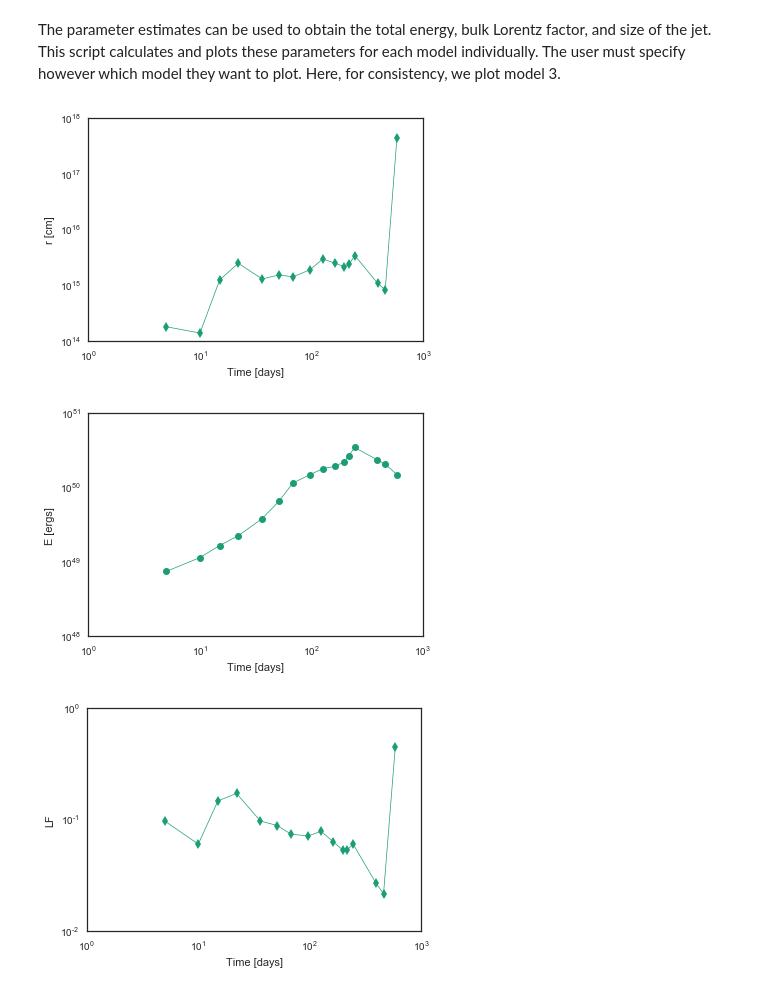
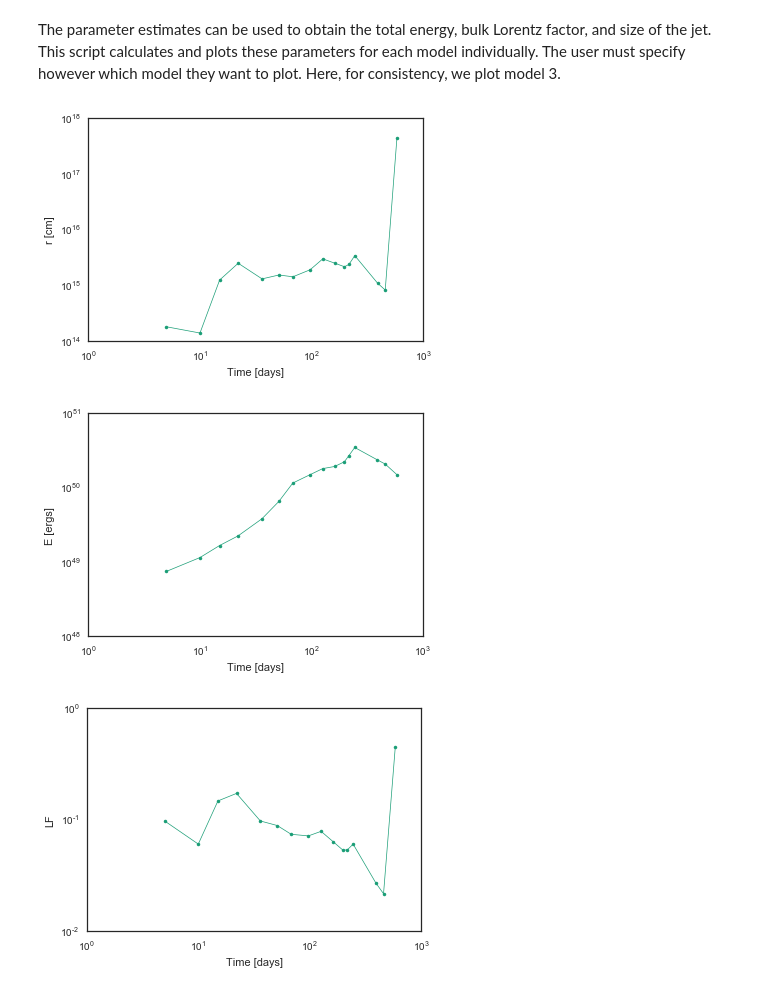
Before and after one commit to tarraneh/SyncMCMC, a Jupyter notebook: tutorial.ipynb, the cells around one changed output. Saved outputs shown, nothing was run; the diff lists cells and outputs as text; code cells hidden in the pictures.

```diff
--- a/tutorial.ipynb
+++ b/tutorial.ipynb
@@ -541,7 +542,8 @@ Req_spec3 = []
 Eeq_spec3 = []
 lorentz_spec3 = []
 
-for (flux,va,vm,t) in zip(spec3_flux,spec3_va,spec3_vm,days):
+
+for (flux,va,vm,t,va_err,vm_err) in zip(spec3_flux,spec3_va,spec3_vm,days,spec3_va_plus,spec3_vm_plus):
     # Find the peak of model 1 spectrum
     mod = spectrum(v_range,flux,va,vm)
     F_p = np.max(mod)
@@ -552,40 +554,42 @@ for (flux,va,vm,t) in zip(spec3_flux,spec3_va,spec3_vm,days):
 
     Req = (7.5E17) * F_p**(2./3.) * d**(4./3.) * (v_p/1.E10)**(-17./12.) * eta**(35./36.) * (1.+z)**(-5./3.) * t**(-5./12.) * frac_a**(-7./12.) * frac_v**(-1./12.)
 
+
     # Calculate minimum total energy in ergs
 
     Eeq = (5.7E47) * F_p**(2./3.) * d**(4./3.) * (v_p/1.E10)**(1./12.) * eta**(5./36.) * (1.+z)**(-5./3.) * t**(13./12.) * frac_a**(-1./12.) * frac_v**(5./12.)
+
 
     # Calculate bulk lorentz factor
 
     lorentz_factor = 12. * F_p**(1./3.) * d**(2./3.) * (v_p/1.E10)**(-17./24.) * eta**(35./72.) * (1.+z)**(-1./3.) * t**(-17./24.) * frac_a**(-7./24.) * frac_v**(-1./24.)
 
+
     Req_spec3.append(Req)
     Eeq_spec3.append(Eeq)
     lorentz_spec3.append(lorentz_factor)
 # %%
-
-plt.plot(days,Req_spec3,marker='d',color='#1b9e77',lw='0.7')
+plt.plot(days,Req_spec3,marker='.',color='#1b9e77',lw='0.7')
 plt.ylabel('r [cm]')
 plt.xlabel('Time [days]')
 plt.xscale('log')
 plt.yscale('log')
 plt.show()
 #
-plt.plot(days,Eeq_spec3,marker='o',color='#1b9e77',lw='0.7')
+plt.plot(days,Eeq_spec3,marker='.',color='#1b9e77',lw='0.7')
 plt.ylabel('E [ergs]')
 plt.xlabel('Time [days]')
 plt.xscale('log')
 plt.yscale('log')
 plt.show()
 #
-plt.plot(days,lorentz_spec3,marker='d',color='#1b9e77',lw='0.7')
+plt.plot(days,lorentz_spec3,marker='.',color='#1b9e77',lw='0.7')
 plt.ylabel('LF')
 plt.xlabel('Time [days]')
 plt.xscale('log')
 plt.yscale('log')
 plt.show()#
 # %% [output]
-[figure, old version]
+[figure, new version]
 [figure]
-[figure, old version]
+[figure, new version]
```
Also changed, not shown: parts of 6 cells of this notebook.
